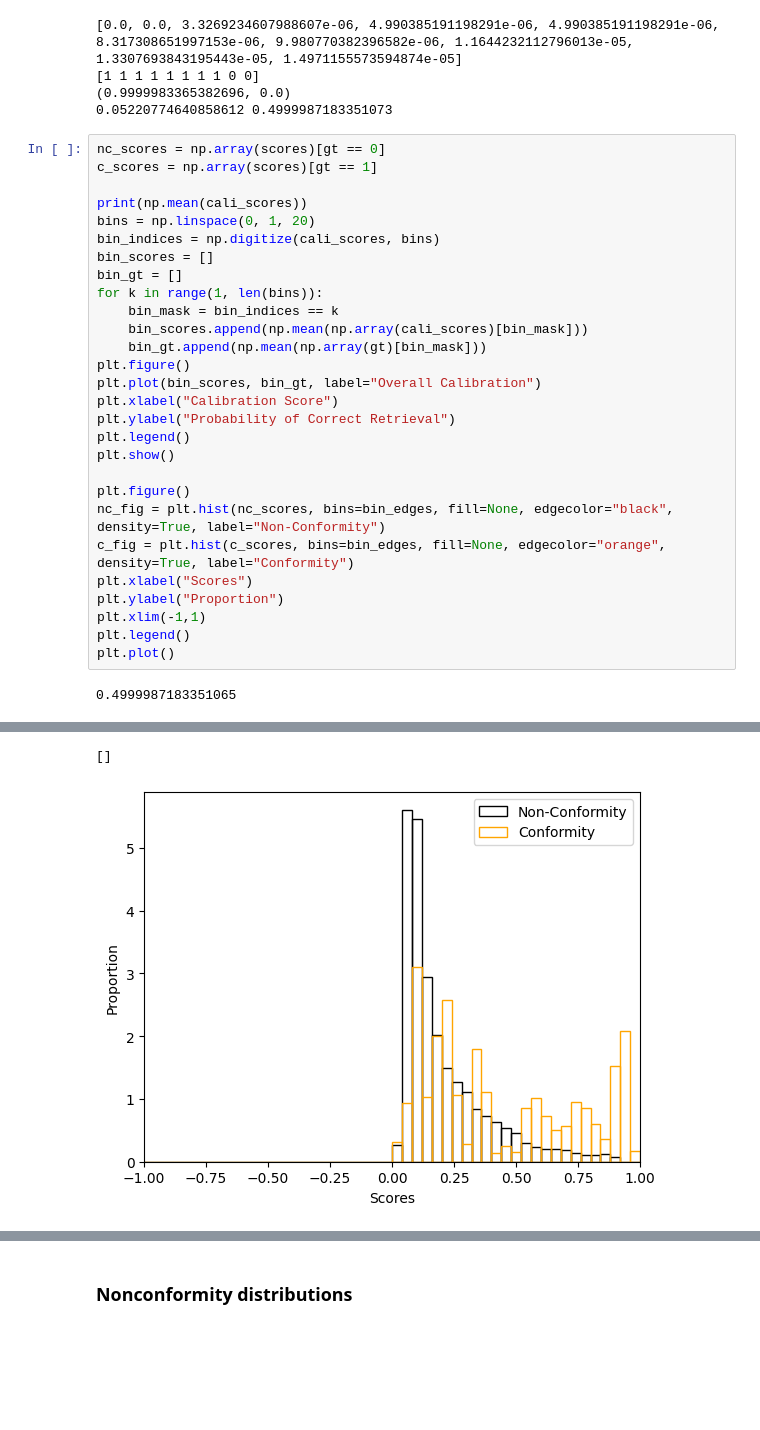
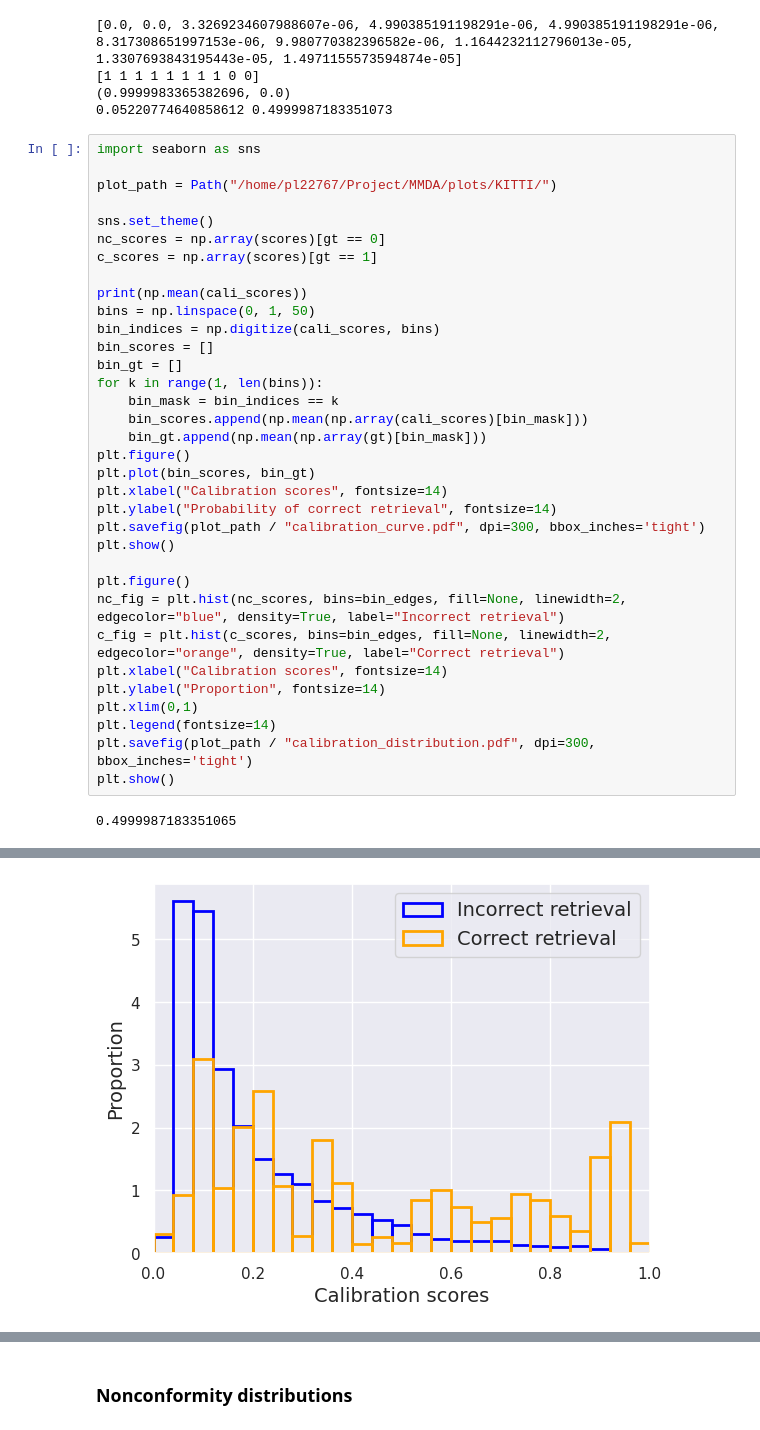
Before and after one commit to UTAustin-SwarmLab/Multi-modal-Data-Alignment, a Jupyter notebook: mmda/plot_nonconformity.ipynb, the cells around one changed output, grey strips where cells are left out. Saved outputs shown, nothing was run; the diff lists cells and outputs as text; blank space fills up the shorter version.

Commit message:
Refine plots

```diff
--- a/mmda/plot_nonconformity.ipynb
+++ b/mmda/plot_nonconformity.ipynb
@@ -76,11 +76,16 @@ print(sum(gt)/len(gt), sum(cali_scores)/len(cali_scores))
 (0.9999983365382696, 0.0)
 0.05220774640858612 0.4999987183351073
 # %%
+import seaborn as sns
+
+plot_path = Path("/home/pl22767/Project/MMDA/plots/KITTI/")
+
+sns.set_theme()
 nc_scores = np.array(scores)[gt == 0]
 c_scores = np.array(scores)[gt == 1]
 
 print(np.mean(cali_scores))
-bins = np.linspace(0, 1, 20)
+bins = np.linspace(0, 1, 50)
 bin_indices = np.digitize(cali_scores, bins)
 bin_scores = []
 bin_gt = []
@@ -89,19 +94,20 @@ for k in range(1, len(bins)):
     bin_scores.append(np.mean(np.array(cali_scores)[bin_mask]))
     bin_gt.append(np.mean(np.array(gt)[bin_mask]))
 plt.figure()
-plt.plot(bin_scores, bin_gt, label="Overall Calibration")
-plt.xlabel("Calibration Score")
-plt.ylabel("Probability of Correct Retrieval")
-plt.legend()
+plt.plot(bin_scores, bin_gt)
+plt.xlabel("Calibration scores", fontsize=14)
+plt.ylabel("Probability of correct retrieval", fontsize=14)
+plt.savefig(plot_path / "calibration_curve.pdf", dpi=300, bbox_inches='tight')
 plt.show()
 
 plt.figure()
-nc_fig = plt.hist(nc_scores, bins=bin_edges, fill=None, edgecolor="black", density=True, label="Non-Conformity")
-c_fig = plt.hist(c_scores, bins=bin_edges, fill=None, edgecolor="orange", density=True, label="Conformity")
-plt.xlabel("Scores")
-plt.ylabel("Proportion")
-plt.xlim(-1,1)
-plt.legend()
-plt.plot()
+nc_fig = plt.hist(nc_scores, bins=bin_edges, fill=None, linewidth=2, edgecolor="blue", density=True, label="Incorrect retrieval")
+c_fig = plt.hist(c_scores, bins=bin_edges, fill=None, linewidth=2, edgecolor="orange", density=True, label="Correct retrieval")
+plt.xlabel("Calibration scores", fontsize=14)
+plt.ylabel("Proportion", fontsize=14)
+plt.xlim(0,1)
+plt.legend(fontsize=14)
+plt.savefig(plot_path / "calibration_distribution.pdf", dpi=300, bbox_inches='tight')
+plt.show()
 # %% [output]
 0.4999987183351065
@@ -109,5 +115,4 @@ plt.plot()
-[]
-[figure, old version]
+[figure, new version]
 # %%
 # plot the calibration curve
 # x axis: calibration score
```
Also changed, not shown: parts of 6 cells of this notebook, 4 other files.
